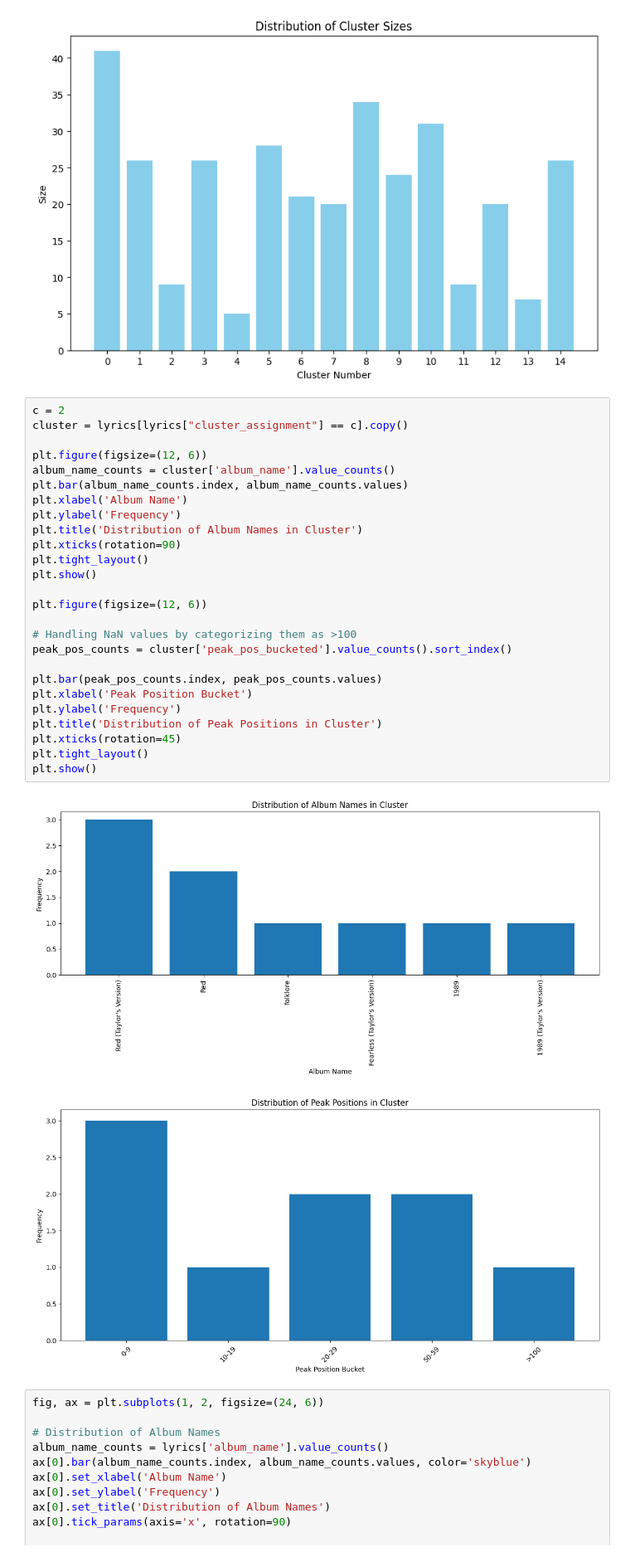
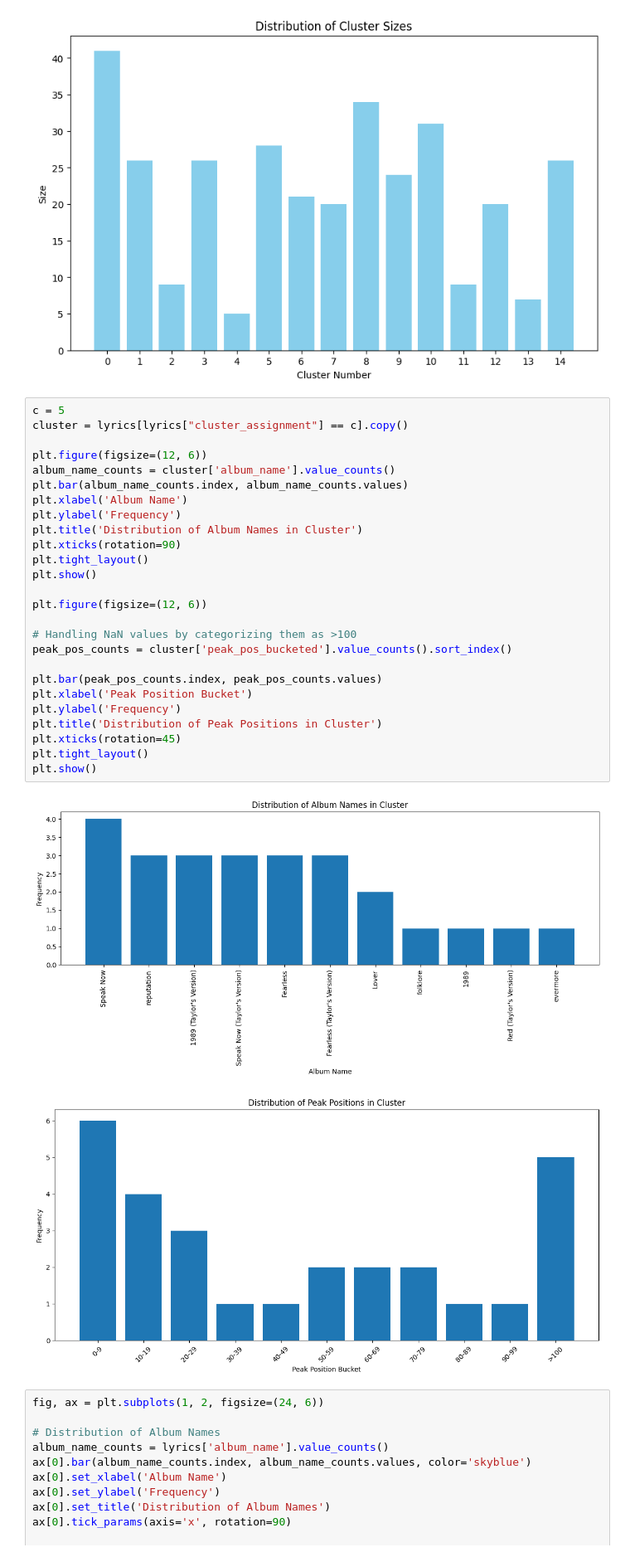
Before and after one commit to alexkato29/Taylor-Swift-Music-Analysis, a Jupyter notebook: Language/lyric_embeddings.ipynb, the cells around one changed output. Shown: that part at 83% size. Cells and saved outputs as stored; diff of their text form.

```diff
--- a/Language/lyric_embeddings.ipynb
+++ b/Language/lyric_embeddings.ipynb
@@ -192,34 +192,34 @@ Cluster 13: 7 members (2.14%)
 Cluster 14: 26 members (7.95%)
 [figure]
 # %%
-c = 2
+c = 5
 cluster = lyrics[lyrics["cluster_assignment"] == c].copy()
 
 plt.figure(figsize=(12, 6))
 album_name_counts = cluster['album_name'].value_counts()
 plt.bar(album_name_counts.index, album_name_counts.values)
 plt.xlabel('Album Name')
 plt.ylabel('Frequency')
 plt.title('Distribution of Album Names in Cluster')
 plt.xticks(rotation=90)
 plt.tight_layout()
 plt.show()
 
 plt.figure(figsize=(12, 6))
 
 # Handling NaN values by categorizing them as >100
 peak_pos_counts = cluster['peak_pos_bucketed'].value_counts().sort_index()
 
 plt.bar(peak_pos_counts.index, peak_pos_counts.values)
 plt.xlabel('Peak Position Bucket')
 plt.ylabel('Frequency')
 plt.title('Distribution of Peak Positions in Cluster')
 plt.xticks(rotation=45)
 plt.tight_layout()
 plt.show()
 # %% [output]
-[figure, old version]
+[figure, new version]
-[figure, old version]
+[figure, new version]
 # %%
 fig, ax = plt.subplots(1, 2, figsize=(24, 6))
 
```
Also changed, not shown: parts of 3 cells of this notebook, 1 other file.
